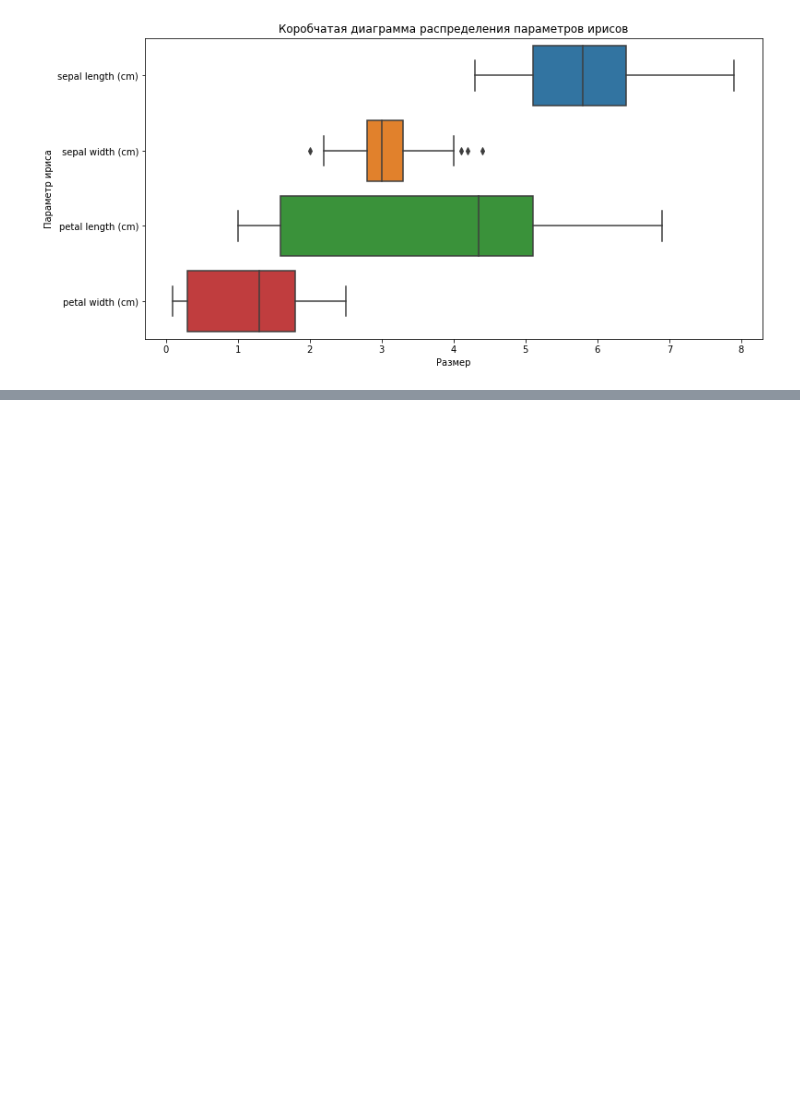
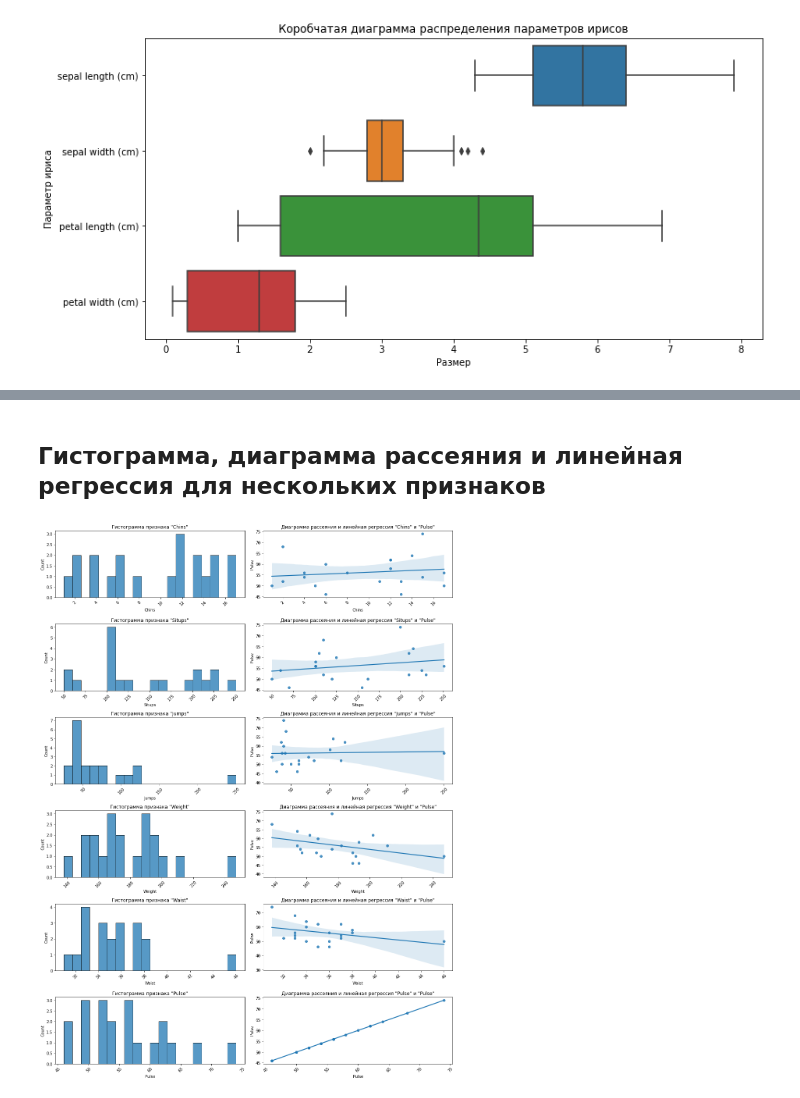
Before and after one commit to experiment0/data_science_helpers, a Jupyter notebook: articles/building_graphs.ipynb, the cells around one changed output, grey strips where cells are left out. Cells and saved outputs as stored; diff of their text form; code cells hidden in the pictures; blank space fills up the shorter version.

```diff
--- a/articles/building_graphs.ipynb
+++ b/articles/building_graphs.ipynb
@@ -122,0 +192,39 @@ Text(0, 0.5, 'Параметр ириса')
+# %% [markdown]
+## Гистограмма, диаграмма рассеяния и линейная регрессия для нескольких признаков
+# %%
+# выделим числовые признаки
+types = linnerud_data.dtypes
+num_features = list(types[(types != 'object')].index)
+num_features
+
+# общее количество числовых признаков
+features_count = len(num_features)
+
+# фигура + features_count х 2 координатных плоскостей
+fig, axes = plt.subplots(features_count, 2, figsize=(15, 20))
+
+# создаем цикл для всех признаков из списка числовых признаков
+# i- индекс, feature - название признака в таблице
+for i, feature in enumerate(num_features):
+    # гистограмма
+    histplot = sns.histplot(data=linnerud_data, x=feature, bins=20, ax=axes[i][0])
+
+    # название графика
+    histplot.set_title(f'Гистограмма признака "{feature}"')
+
+    # поворот отметок на оси абсцисс
+    histplot.xaxis.set_tick_params(rotation=45)
+
+    # диаграмма рассеяния + линейная регрессия
+    regplot = sns.regplot(data=linnerud_data, x=feature, y='Pulse', ax=axes[i][1])
+
+    # название графика
+    regplot.set_title(f'Диаграмма рассеяния и линейная регрессия "{feature}" и "Pulse"');
+
+    # поворот отметок на оси абсцисс
+    regplot.xaxis.set_tick_params(rotation=45)
+
+# выравнивание графиков
+plt.tight_layout()
+# %% [output]
+[figure, added]
```
Also changed, not shown: parts of 9 cells of this notebook, 1 other file.
